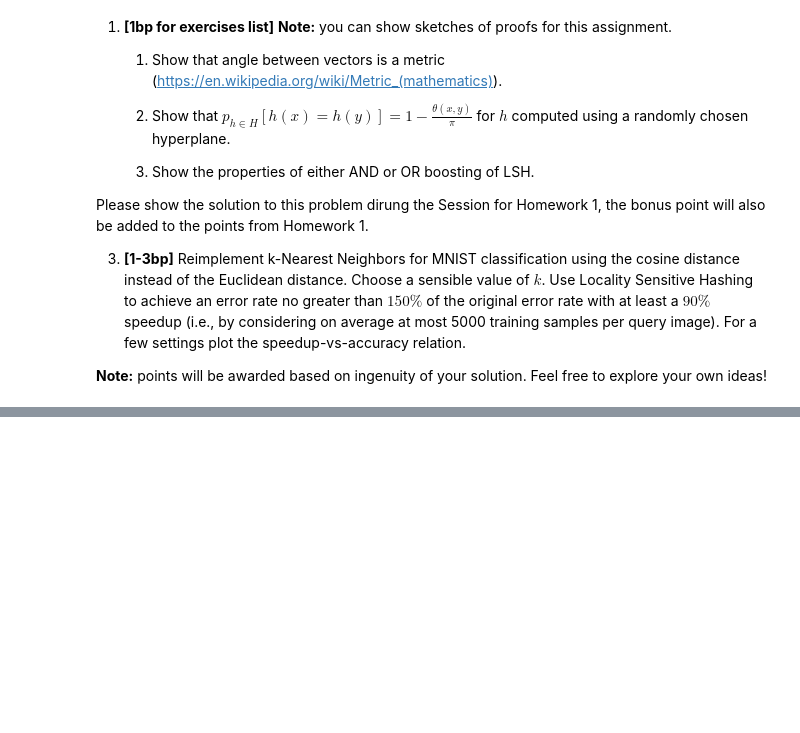
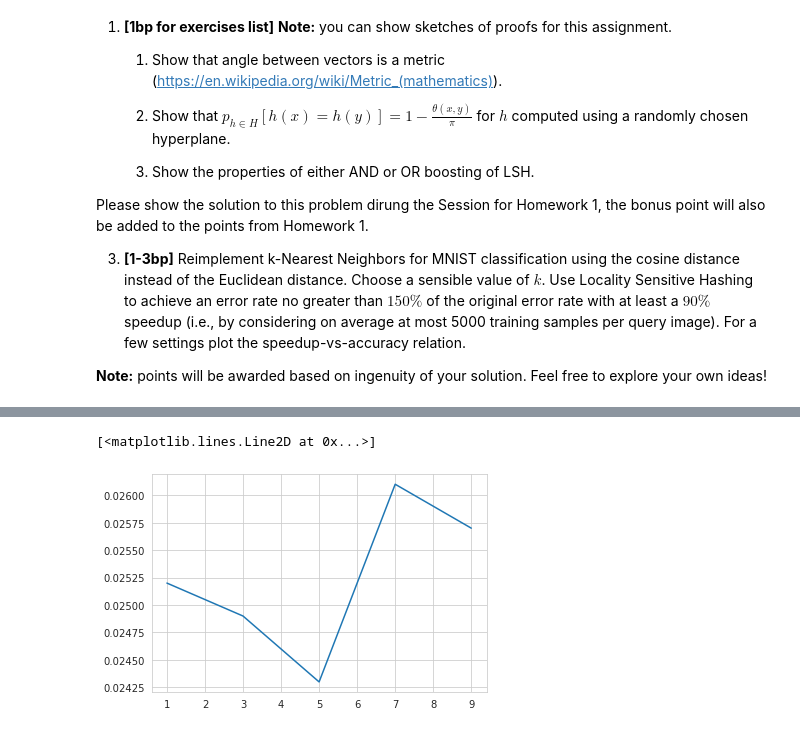
Before and after one commit to lekcyjna123/ml_uwr, a Jupyter notebook: assignment1/Assignment1.ipynb, the cells around one changed output, grey strips where cells are left out. Saved outputs shown, nothing was run; the diff lists cells and outputs as text; code cells hidden in the pictures; blank space fills up the shorter version.

```diff
--- a/assignment1/Assignment1.ipynb
+++ b/assignment1/Assignment1.ipynb
@@ -658,3 +715,6 @@ mnist_valid_labels_int64 = mnist_full_train_labels_int64[50000:]
 plot_mat(mnist_train_data_uint8[:20, None], cmap='gray')
 # %% [output]
 [figure]
+# %%
+mnist_train_data_uint8=mnist_train_data_uint8.reshape(50000,28*28)
+mnist_valid_data_uint8=mnist_valid_data_uint8.reshape(10000,28*28)
@@ -756,0 +864,15 @@ AND makes all probabilities shrink, but properly choosing $r$ we can make the lo
+# %%
+from sklearn.metrics.pairwise import cosine_distances
+# Now find the best k on the validation set
+ks = [1, 3, 5, 7, 9]
+
+mnist_validation_preds = batched_KNN(
+    mnist_train_data_uint8.astype('float32').reshape(-1, 28*28).T, mnist_train_labels_int64,
+    mnist_valid_data_uint8.astype('float32').reshape(-1, 28*28).T,
+    ks, f_odl=lambda x,y:cosine_distances(x.T,y.T))
+
+mnist_validation_errs = err_rates(mnist_validation_preds, mnist_valid_labels_int64)
+plt.plot(ks, [mnist_validation_errs[k] for k in ks])
+# %% [output]
+[<matplotlib.lines.Line2D at 0x...>]
+[figure, added]
```
Also changed, not shown: parts of 17 cells of this notebook.
